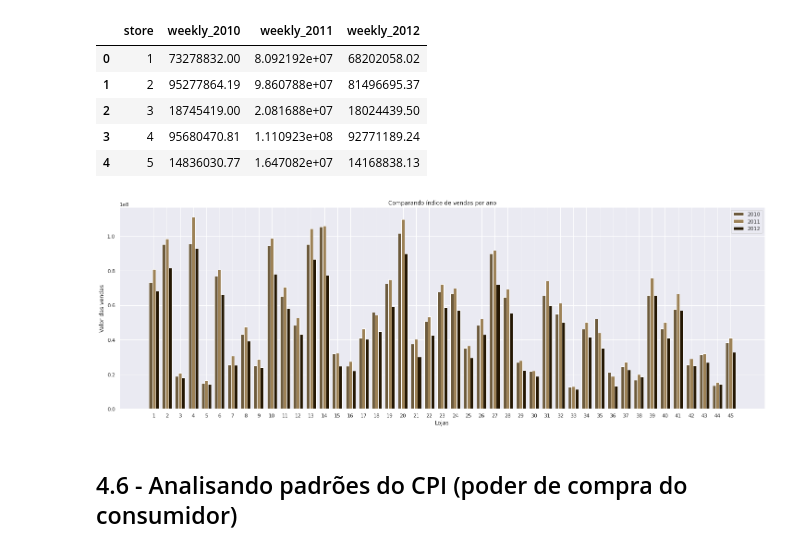
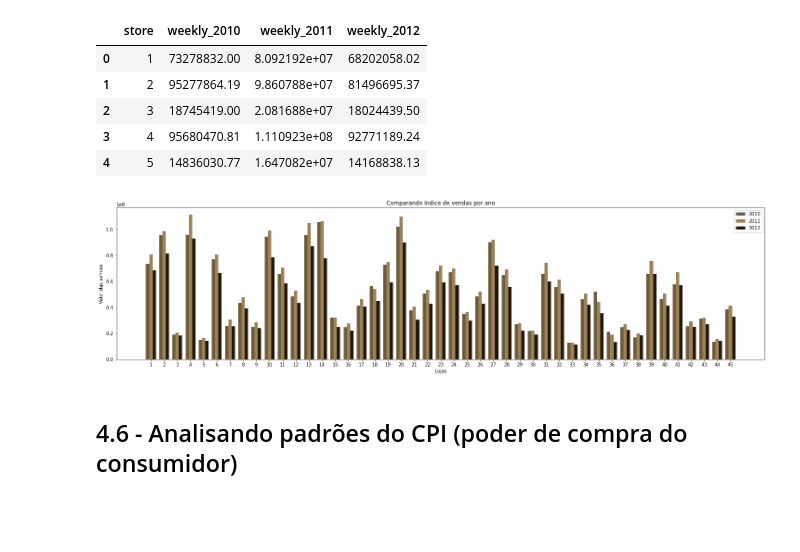
Before and after one commit to michellssGUi/dataScience, a Jupyter notebook: Wallmart_Melhor_Loja_2.ipynb, the cells around one changed output. Drawn from its saved outputs; the diff is of its cells as text; code cells hidden in the pictures; blank space fills up the shorter version.

```diff
--- a/Wallmart_Melhor_Loja_2.ipynb
+++ b/Wallmart_Melhor_Loja_2.ipynb
@@ -522,28 +538,28 @@ tb_vendas_ano.head()
 # %%
 ano_2010 = tb_vendas_ano['weekly_2010']
 ano_2011 = tb_vendas_ano['weekly_2011']
 ano_2012 = tb_vendas_ano['weekly_2012']
 barWidth = 0.25
 
-plt.figure(figsize=(25,8))
+plt.figure(figsize=(25,6))
 
 r1 = np.arange(len(ano_2010))
 r2 = [x + barWidth for x in r1]
 r3 = [x + barWidth for x in r2]
 
 plt.bar(r1, ano_2010, color='#6d5b3d', width=barWidth, label='2010')
 plt.bar(r2, ano_2011, color='#9d8257', width=barWidth, label='2011')
 plt.bar(r3, ano_2012, color='#241703', width=barWidth, label='2012')
 
 plt.xlabel('Lojas')
 plt.xticks([r + barWidth for r in range(len(ano_2010))], tb_vendas_ano['store'])
 plt.ylabel('Valor das vendas')
 plt.title('Comparando índice de vendas por ano')
 
 plt.legend()
 plt.show()
 # %% [output]
-[figure, old version]
+[figure, new version]
 # %% [markdown]
 ## 4.6 - Analisando padrões do CPI (poder de compra do consumidor)
 # %% [markdown]
```
Also changed, not shown: parts of 8 cells of this notebook.
